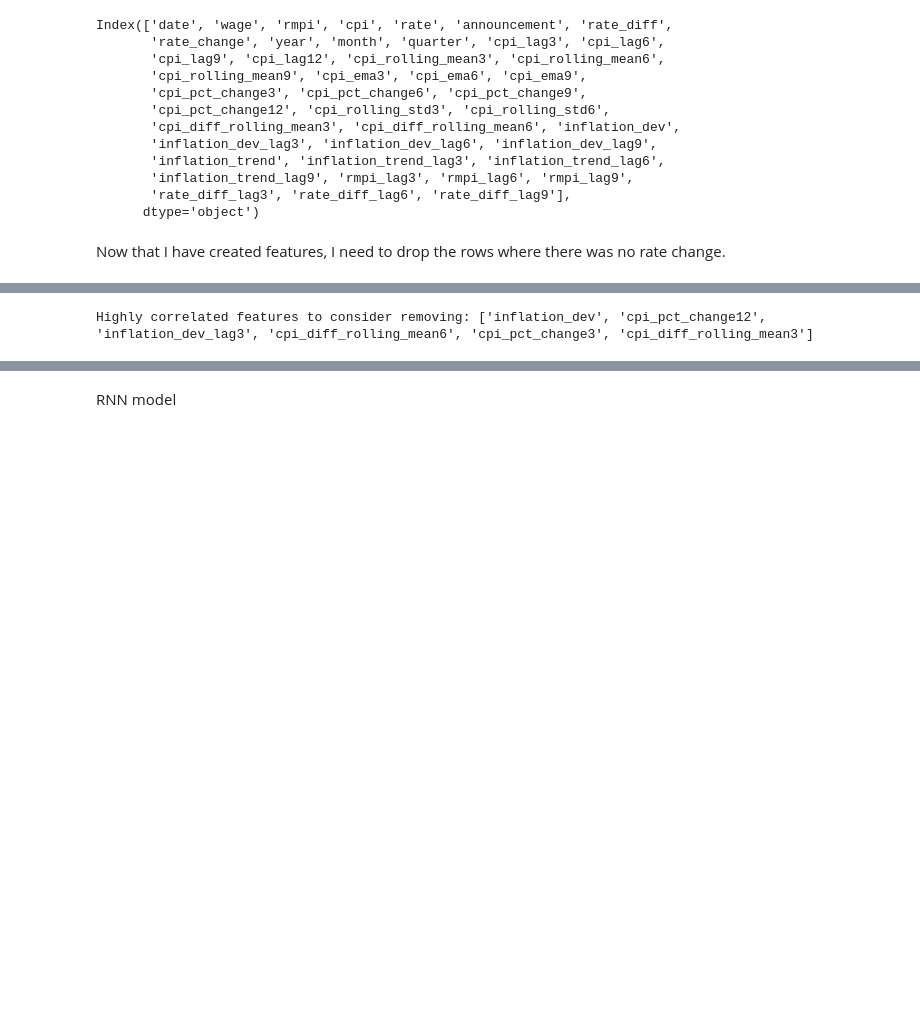
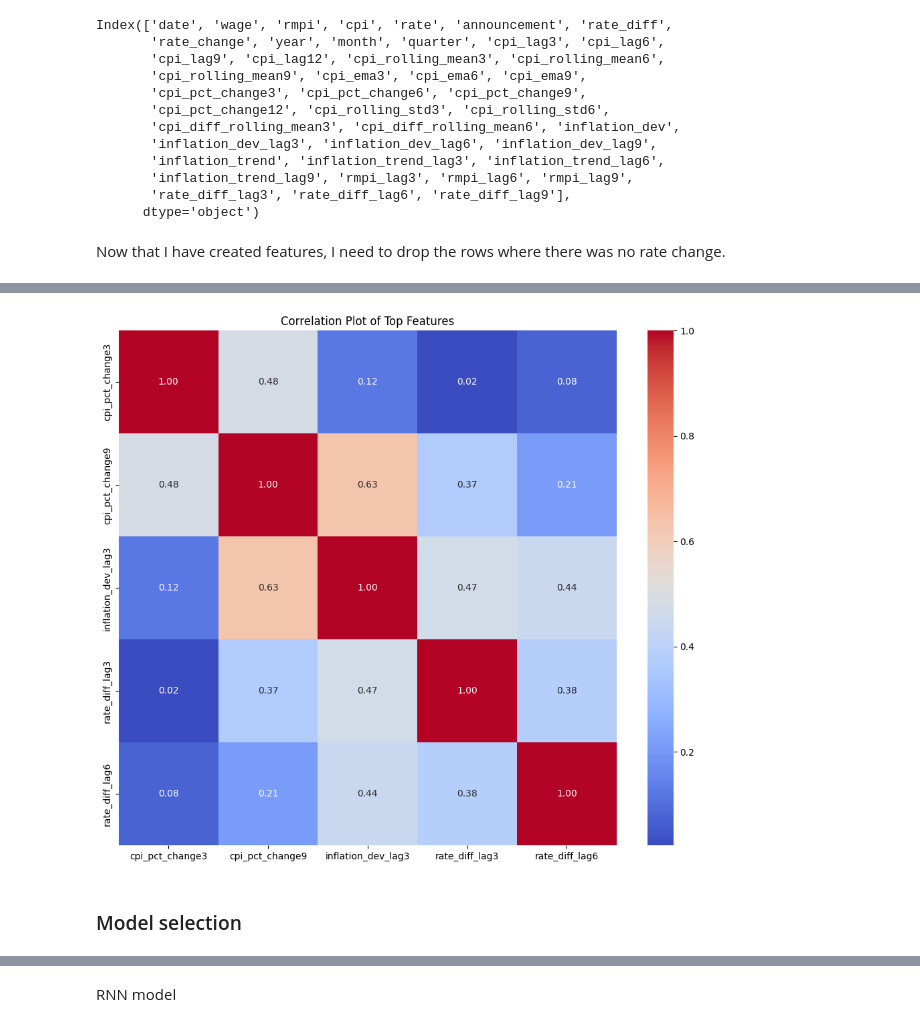
Before and after one commit to FleaBusyBeeBergs/dtsa5506-pipeline, a Jupyter notebook: dtsa5506_final_project.ipynb, the cells around one changed output, grey strips where cells are left out. Cells and saved outputs as stored; diff of their text form; code cells hidden in the pictures; blank space fills up the shorter version.

```diff
--- a/dtsa5506_final_project.ipynb
+++ b/dtsa5506_final_project.ipynb
@@ -1173,4 +1179,4 @@ top_10_features
  'cpi_rolling_std6']
 # %%
-ml_df_10 = ml_df[['date'] + top_10_features + ['rate_change']]
+ml_df_top = ml_df[['date'] + top_features + ['rate_change']]
 # %%
@@ -1199,8 +1208,18 @@ ValueError: Must pass 2-d input. shape=()
-# %%
-# Identify highly correlated features (threshold = 0.8)
-upper_tri = corr_matrix.where(np.triu(np.ones(corr_matrix.shape), k=1).astype(bool))
-high_corr_features = [column for column in upper_tri.columns if any(upper_tri[column] > 0.8)]
-
-print("Highly correlated features to consider removing:", high_corr_features)
-# %% [output]
-Highly correlated features to consider removing: ['inflation_dev', 'cpi_pct_change12', 'inflation_dev_lag3', 'cpi_diff_rolling_mean6', 'cpi_pct_change3', 'cpi_diff_rolling_mean3']
+# %%
+# copied from above
+top_features = ['cpi_pct_change9',
+                #'cpi_pct_change12',
+                'rate_diff_lag3',
+                #'cpi_pct_change6',
+                #'cpi_diff_rolling_mean6',
+                'inflation_dev_lag3',
+                'rate_diff_lag6',
+                #'cpi_diff_rolling_mean3',
+                'cpi_pct_change3',
+                #'cpi_rolling_std6' #multicollinearity, lower corr
+                ]
+# %%
+# plot heat map
+create_heatmap(top_features)
+# %% [output]
+[figure, added]
@@ -1206,0 +1228,2 @@ Highly correlated features to consider removing: ['inflation_dev', 'cpi_pct_chan
+# %% [markdown]
+### Model selection
```
Also changed, not shown: parts of 22 cells of this notebook.
